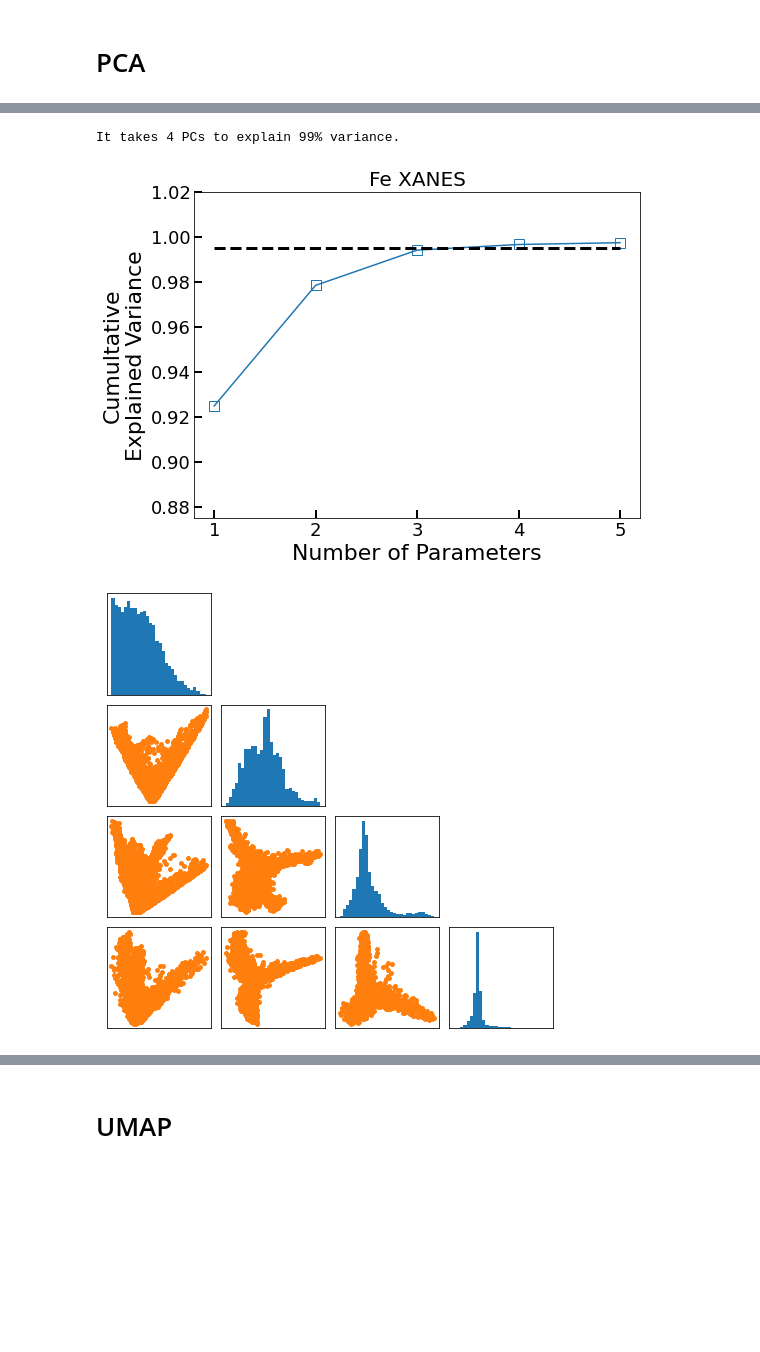
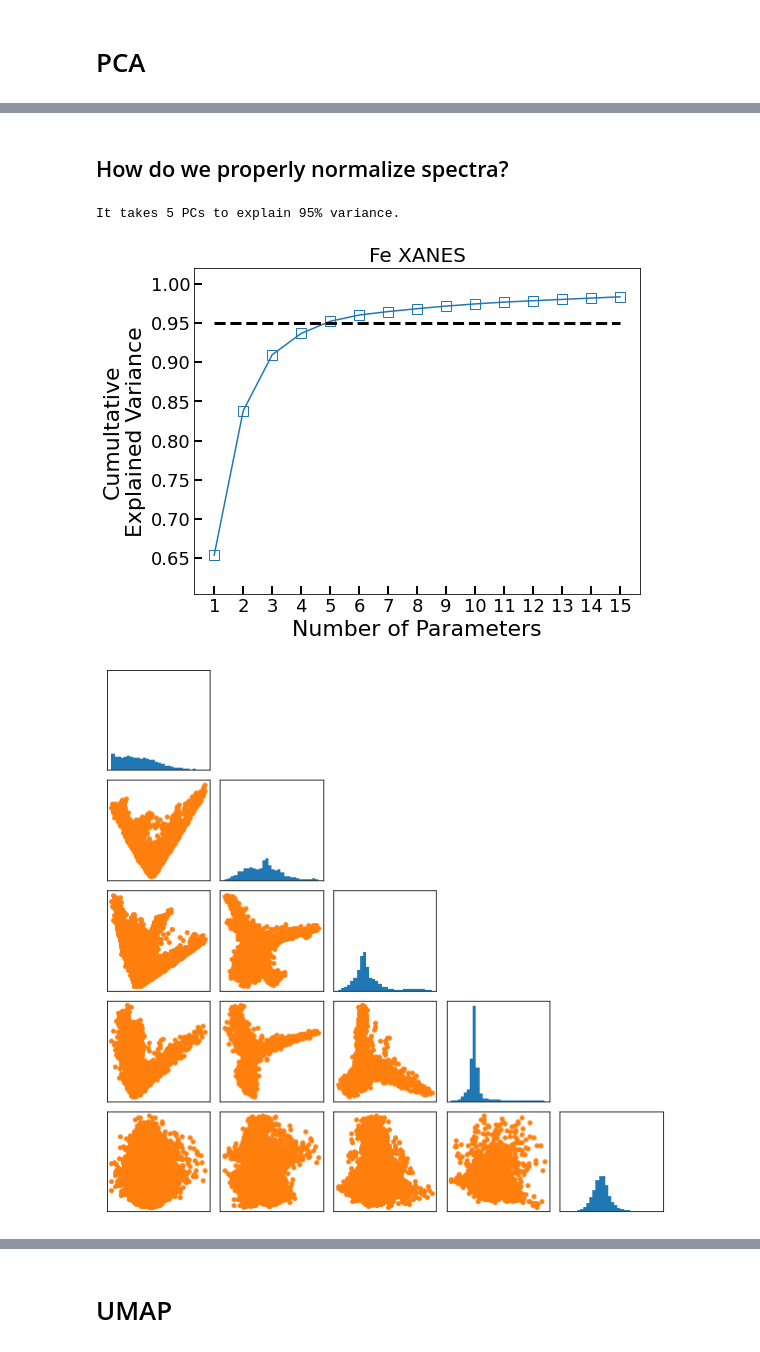
Before and after one commit to stetef/nano-XANES-microscopy-of-Fe, a Jupyter notebook: Visualization.ipynb, the cells around one changed output, grey strips where cells are left out. Saved outputs shown, nothing was run; the diff lists cells and outputs as text; code cells hidden in the pictures; blank space fills up the shorter version.

```diff
--- a/Visualization.ipynb
+++ b/Visualization.ipynb
@@ -39,6 +39,9 @@ def parse_tiff(filename):
 # %%
 Ni_xanes = parse_tiff('Data/TXM_XANES/Ni_xanes.tiff')
+Ni_energy = np.loadtxt('Data/TXM_XANES/Ni_eng_list.txt')
+
 Fe_xanes = parse_tiff('Data/HXN_XANES/nanoXANES_Fe.tiff')
+Fe_energy = np.loadtxt('Data/HXN_XANES/energy_list_corr.txt')
 
 def plot_img(data):
     fig, ax = plt.subplots(figsize=(5, 5))
@@ -91,7 +158,7 @@ def add_point_label(pickable, data, ax):
 # %%
 data = Fe_xanes
 
-def get_filtered_img(data, threshold=0.02, return_mask=False):
+def get_filtered_img(data, threshold=0.018, return_mask=False):
     mask = np.zeros((data.shape[0], data.shape[1], data.shape[2]))
     bool_arr = np.max(Fe_xanes, axis=0) < threshold
     mask[:, bool_arr] = 1
@@ -192,3 +258,24 @@ for x in range(fd.shape[1]):
             spectrum = fd[:, x, y]
             filtered_spectra_dict[(x, y)] = spectrum
 filtered_spectra = np.array(list(filtered_spectra_dict.values()))
+# %%
+fig, axes = plt.subplots(figsize=(12, 8), ncols=2, nrows=2)
+plt.subplots_adjust(wspace=0.2, hspace=0.3)
+for r in Refs:
+    axes[0, 0].plot(energy, r)
+    axes[0, 1].plot(energy, r / r[-1])
+
+titles = [['Flattened Normalization', 'Last Point Normalized'],
+          ['Raw Data', 'Last Point Normalized']]
+for i, subax in enumerate(axes):
+    for j, ax in enumerate(subax):
+        ax.set_title(titles[i][j], fontsize=16)
+        ax.tick_params(direction='in', width=2, length=6, labelsize=14)
+
+c = 0
+for spectrum in filtered_spectra:
+    axes[1, 0].plot(energy, spectrum)
+    axes[1, 1].plot(energy, spectrum / spectrum[-1])
+    c += 1
+    if c > 100:
+        break
@@ -195,34 +284,50 @@ filtered_spectra = np.array(list(filtered_spectra_dict.values()))
+# %% [markdown]
+## How do we properly normalize spectra?
 # %%
 data = filtered_spectra
-data = data / np.max(data)
-n_components = make_scree_plot(data, n=5, c=0, threshold=0.995, show_first_PC=False)
+
+### How to properly normalize spectra???
+#data = data / np.sum(data, axis=1).reshape(-1, 1)  # integral normalizing
+data = data / data[:, -1].reshape(-1, 1)  # last point normalizing
+n_components = make_scree_plot(data, n=15, c=0, threshold=0.95, show_first_PC=False)
 plt.title('Fe XANES', fontsize=20)
 plt.show()
 # %% [output]
-It takes 4 PCs to explain 99% variance.
+It takes 5 PCs to explain 95% variance.
-[figure, old version]
+[figure, new version]
 # %%
 pca = PCA(n_components=n_components)
 pca_components = pca.fit_transform(filtered_spectra)
 
 fig, axes = plt.subplots(figsize=(2 * n_components, 2 * n_components),
                          ncols=n_components, nrows=n_components)
 plt.subplots_adjust(wspace=0.1, hspace=0.1)
 
 for i in np.arange(n_components):
     for j in np.arange(n_components):
         ax = axes[i, j]
         if i == j:
             ax.hist(pca_components[:, i], color=plt.cm.tab10(0), bins=30)
             ax.set_xticks([])
             ax.set_yticks([])
         elif j < i:
             ax.scatter(pca_components[:, i], pca_components[:, j], marker='o', s=15,
                        color=plt.cm.tab10(1))
             ax.set_xticks([])
             ax.set_yticks([])
         else:
             ax.axis('off')
+
+max_y = 0
+for i in np.arange(n_components):
+    ax = axes[i, i]
+    y_lim = ax.get_ylim()[1]
+    if y_lim > max_y:
+        max_y = y_lim
+for i in np.arange(n_components):
+    ax = axes[i, i]
+    ax.set_ylim(0, max_y)
+
 plt.show()
 # %% [output]
-[figure, old version]
+[figure, new version]
```
Also changed, not shown: parts of 33 cells of this notebook, 1 other file.
